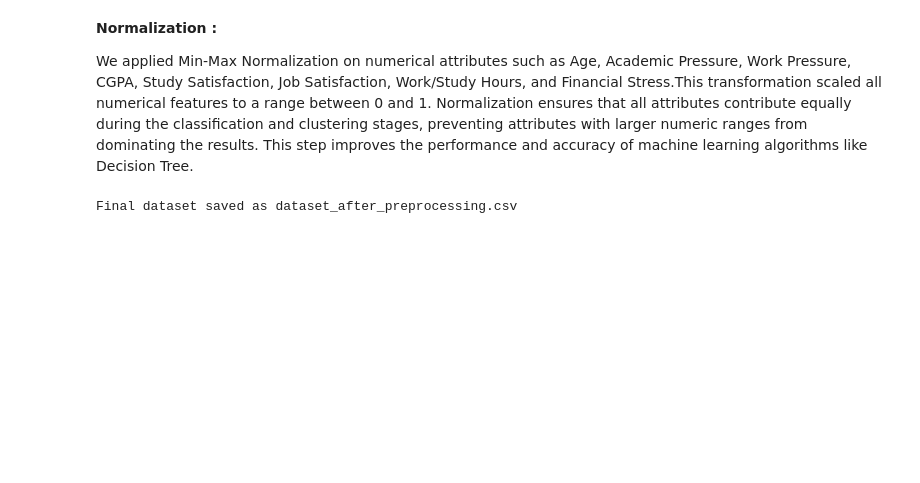
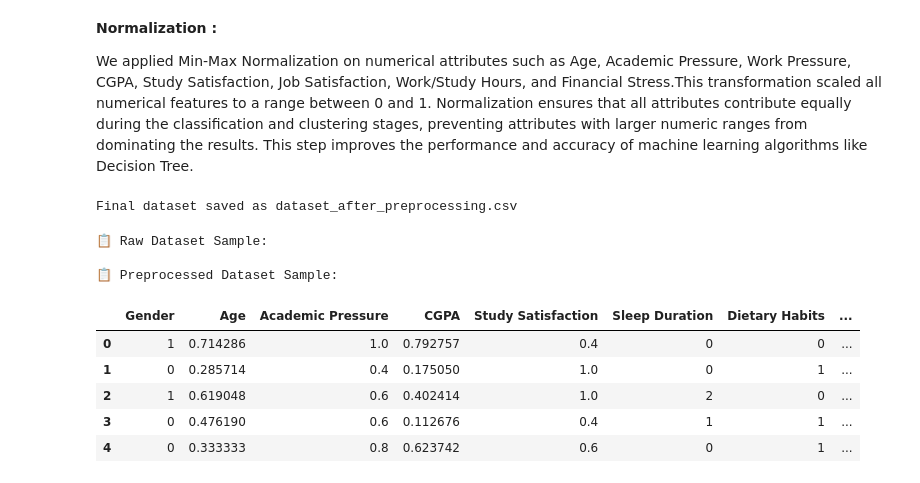
Before and after one commit to Deem-KSU/IT326-Group1-56546, a Jupyter notebook: Phase2.ipynb, the cells around one changed output. Cells and saved outputs as stored; diff of their text form; code cells hidden in the pictures; blank space fills up the shorter version.

```diff
--- a/Phase2.ipynb
+++ b/Phase2.ipynb
@@ -262,13 +262,12 @@ We applied outlier detection using the Z-score method on numerical attributes su
 # %%
 
 numeric_cols = ["Age", "Academic Pressure", "CGPA",
-                "Study Satisfaction", "Work/Study Hours"]
+                "Study Satisfaction", "Financial Stress" ,"Work/Study Hours"]
 
 z_scores = df[numeric_cols].apply(zscore)
 threshold = 3
 mask = (np.abs(z_scores) < threshold).all(axis=1)
 df = df[mask].copy()
 
-print("Rows before:", raw_dataset.shape[0])
 print("Rows after :", df.shape[0])
 # %% [output]
@@ -314,3 +311,21 @@ df.to_csv("preprocessed_dataset.csv", index=False)
 print("Final dataset saved as dataset_after_preprocessing.csv")
 # %% [output]
 Final dataset saved as dataset_after_preprocessing.csv
+# %%
+# Snapshot of the Raw Dataset
+print("📋 Raw Dataset Sample:")
+raw_dataset.head()
+
+# Snapshot of the Preprocessed Dataset
+print("\n📋 Preprocessed Dataset Sample:")
+df.head()
+# %% [output]
+📋 Raw Dataset Sample:
+
+📋 Preprocessed Dataset Sample:
+|  | Gender | Age | Academic Pressure | CGPA | Study Satisfaction | Sleep Duration | Dietary Habits | ... |
+| 0 | 1 | 0.714286 | 1.0 | 0.792757 | 0.4 | 0 | 0 | ... |
+| 1 | 0 | 0.285714 | 0.4 | 0.175050 | 1.0 | 0 | 1 | ... |
+| 2 | 1 | 0.619048 | 0.6 | 0.402414 | 1.0 | 2 | 0 | ... |
+| 3 | 0 | 0.476190 | 0.6 | 0.112676 | 0.4 | 1 | 1 | ... |
+| 4 | 0 | 0.333333 | 0.8 | 0.623742 | 0.6 | 0 | 1 | ... |
```
Also changed, not shown: parts of 6 cells of this notebook.
